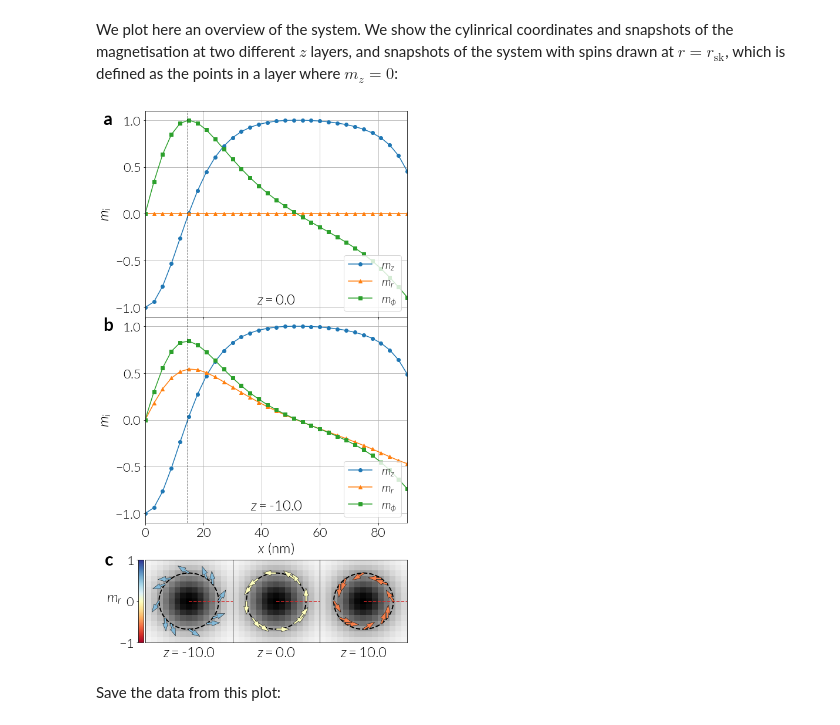
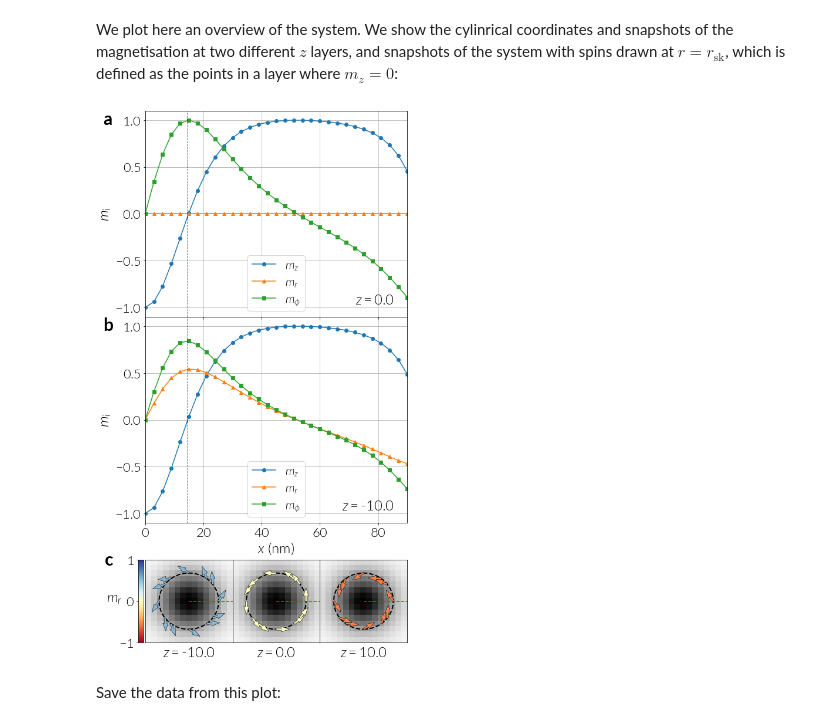
Before and after one commit to fangohr/paper-supplement-standard-problem-dmi, a Jupyter notebook: notebooks/3d_problem_cylinder.ipynb, the cells around one changed output. Saved outputs shown, nothing was run; the diff lists cells and outputs as text; code cells hidden in the pictures.

Commit message:
Updated fig legend

```diff
--- a/notebooks/3d_problem_cylinder.ipynb
+++ b/notebooks/3d_problem_cylinder.ipynb
@@ -325,15 +325,15 @@ axs[0].plot(x_fidimag(5), mphi_fidimag(5), label=r'$m_{\phi}$', marker=marks[2])
 axs[0].axvline(x=r_sk_F, color='k', lw=1, ls='--')
 
 axs[0].grid()
-axs[0].legend(loc=4)
+axs[0].legend(loc=0)
 axs[0].set_xlim(0, 90)
 axs[0].set_ylim(-1.1, 1.1)
 
 # axs[0].set_xlabel(r'$x$ (nm)')
 axs[0].set_ylabel(r'$m_{i}$')
 
-axs[0].text(0.5, 0.05, r'$z=$' + '{}'.format(zs_F[5]),
-         horizontalalignment='center', verticalalignment='bottom',
+axs[0].text(0.95, 0.05, r'$z=$' + '{}'.format(zs_F[5]),
+         horizontalalignment='right', verticalalignment='bottom',
          transform=axs[0].transAxes)
 
 plt.setp(axs[0].get_xticklabels(), visible=False)
@@ -348,15 +348,15 @@ axs[1].plot(x_fidimag(0), mphi_fidimag(0), label=r'$m_{\phi}$', marker=marks[2])
 axs[1].axvline(x=r_sk_F, color='k', lw=1, ls='--')
 
 axs[1].grid()
-axs[1].legend(loc=4)
+axs[1].legend(loc=0)
 axs[1].set_xlim(0, 90)
 axs[1].set_ylim(-1.1, 1.1)
 
 axs[1].set_xlabel(r'$x$ (nm)')
 axs[1].set_ylabel(r'$m_{i}$')
 
-axs[1].text(0.5, 0.05, r'$z=$' + '{}'.format(zs_F[0]),
-         horizontalalignment='center', verticalalignment='bottom',
+axs[1].text(0.95, 0.05, r'$z=$' + '{}'.format(zs_F[0]),
+         horizontalalignment='right', verticalalignment='bottom',
          transform=axs[1].transAxes)
 
 
@@ -420,34 +420,34 @@ for i, layer in enumerate([0, 5, -1]):
     xl = np.linspace(0, 25, 20)
     axs[i].plot(xl, np.zeros_like(xl), '--C3')
 
 # -----------------------------------------------------------------------------
 # Colorbar of quiver plot to the left of the first snapshot (axes index = 2)
 # Get coordinates and size of axes
 box = axs[2].get_position()
 # Define axes for the colourbar:
 axColor = plt.axes([box.x0 - 0.02, box.y0,
                     0.015, box.height])
 cb = plt.colorbar(axs[2].get_children()[0], cax=axColor, orientation="vertical")
 cb.set_ticks([-1, 0, 1])
 # Put the colorbar labels to the left:
 cb.ax.yaxis.set_ticks_position('left')
 # Specify the colorbar label:
 cb.set_label(r'$m_{r}$', fontsize=24, rotation=0, labelpad=-50, y=0.6)
 
 # -----------------------------------------------------------------------------
 # Label every plot: a, b, c, ...
 for j, i in enumerate(['a', 'b']):
     axs[j].text(-0.16, 1, i, fontweight='bold', fontsize=30,
                 horizontalalignment='left', verticalalignment='top',
                 transform=axs[j].transAxes)
 
 axs[2].text(-0.46, 1.1, 'c', fontweight='bold', fontsize=30,
             horizontalalignment='left', verticalalignment='top',
             transform=axs[2].transAxes)
 
 plt.savefig('result_3d_cylinder.pdf', bbox_inches='tight')
 # %% [output]
-[figure, old version]
+[figure, new version]
 # %% [markdown]
 Save the data from this plot:
 # %%
```
